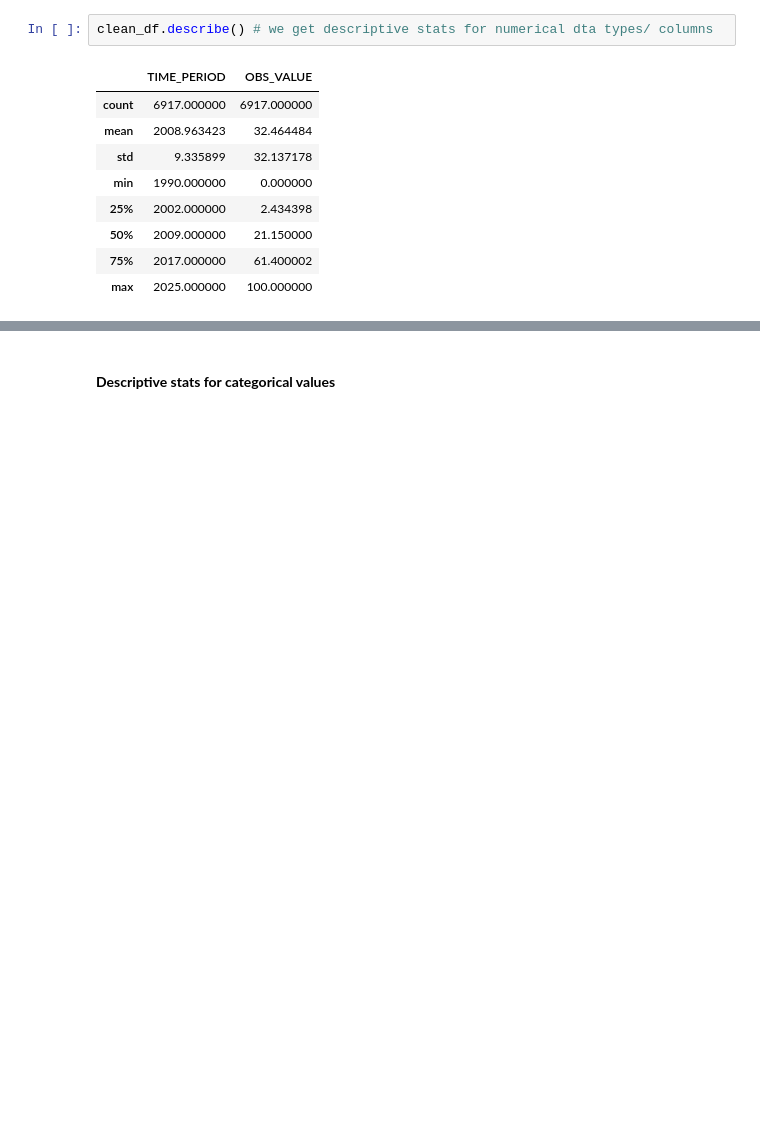
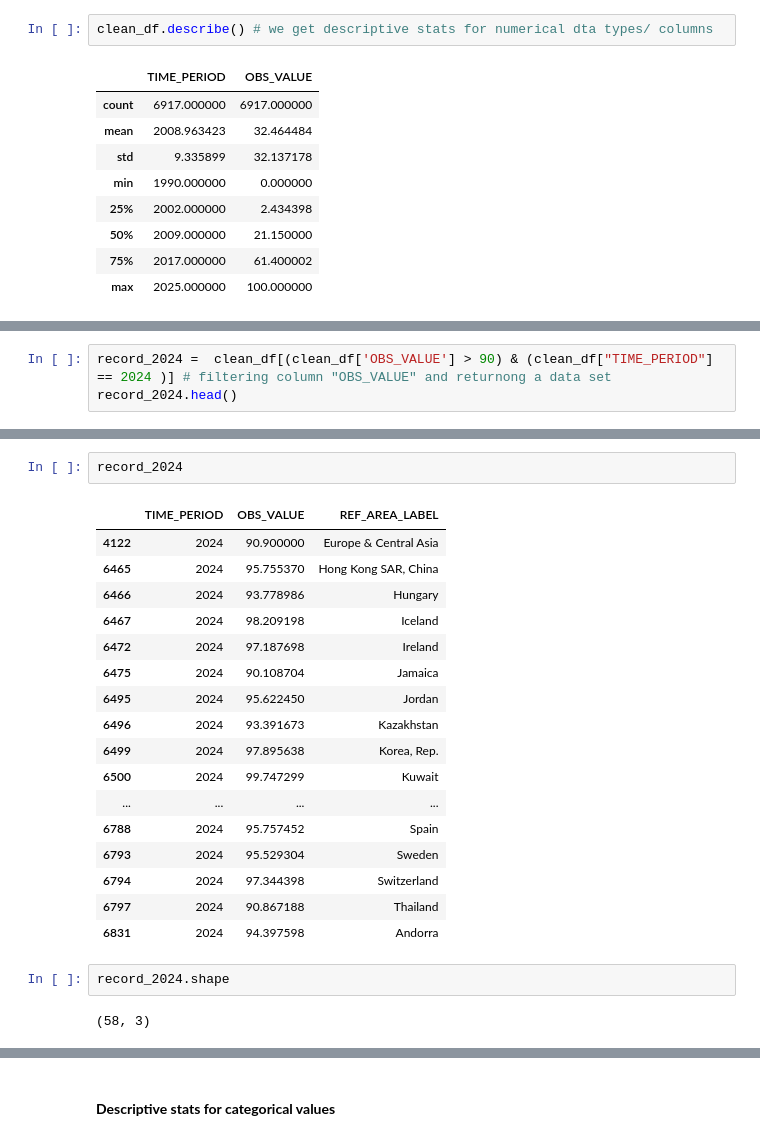
Before and after one commit to JosephRidge/AnalysisDSA101, a Jupyter notebook: analysis104.ipynb, the cells around one changed output, grey strips where cells are left out. Drawn from its saved outputs; the diff is of its cells as text; blank space fills up the shorter version.

```diff
--- a/analysis104.ipynb
+++ b/analysis104.ipynb
@@ -183,0 +197,3 @@ clean_df.describe() # we get descriptive stats for numerical dta types/ columns
+# %%
+record_2024 =  clean_df[(clean_df['OBS_VALUE'] > 90) & (clean_df["TIME_PERIOD"] == 2024 )] # filtering column "OBS_VALUE" and returnong a data set
+record_2024.head()
@@ -183,0 +207,24 @@ clean_df.describe() # we get descriptive stats for numerical dta types/ columns
+# %%
+record_2024
+# %% [output]
+|  | TIME_PERIOD | OBS_VALUE | REF_AREA_LABEL |
+| 4122 | 2024 | 90.900000 | Europe & Central Asia |
+| 6465 | 2024 | 95.755370 | Hong Kong SAR, China |
+| 6466 | 2024 | 93.778986 | Hungary |
+| 6467 | 2024 | 98.209198 | Iceland |
+| 6472 | 2024 | 97.187698 | Ireland |
+| 6475 | 2024 | 90.108704 | Jamaica |
+| 6495 | 2024 | 95.622450 | Jordan |
+| 6496 | 2024 | 93.391673 | Kazakhstan |
+| 6499 | 2024 | 97.895638 | Korea, Rep. |
+| 6500 | 2024 | 99.747299 | Kuwait |
+| ... | ... | ... | ... |
+| 6788 | 2024 | 95.757452 | Spain |
+| 6793 | 2024 | 95.529304 | Sweden |
+| 6794 | 2024 | 97.344398 | Switzerland |
+| 6797 | 2024 | 90.867188 | Thailand |
+| 6831 | 2024 | 94.397598 | Andorra |
+# %%
+record_2024.shape
+# %% [output]
+(58, 3)
```
Also changed, not shown: parts of 9 cells of this notebook.
